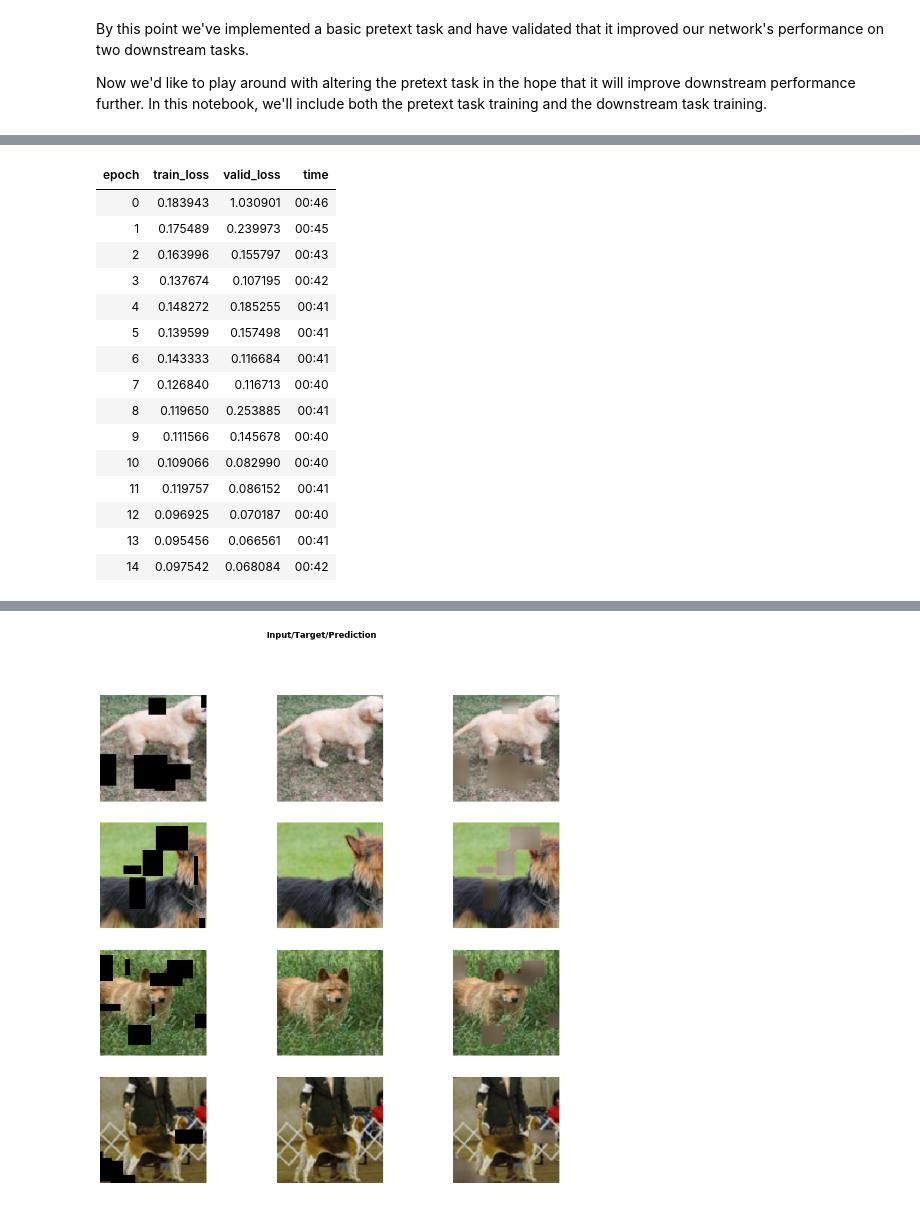
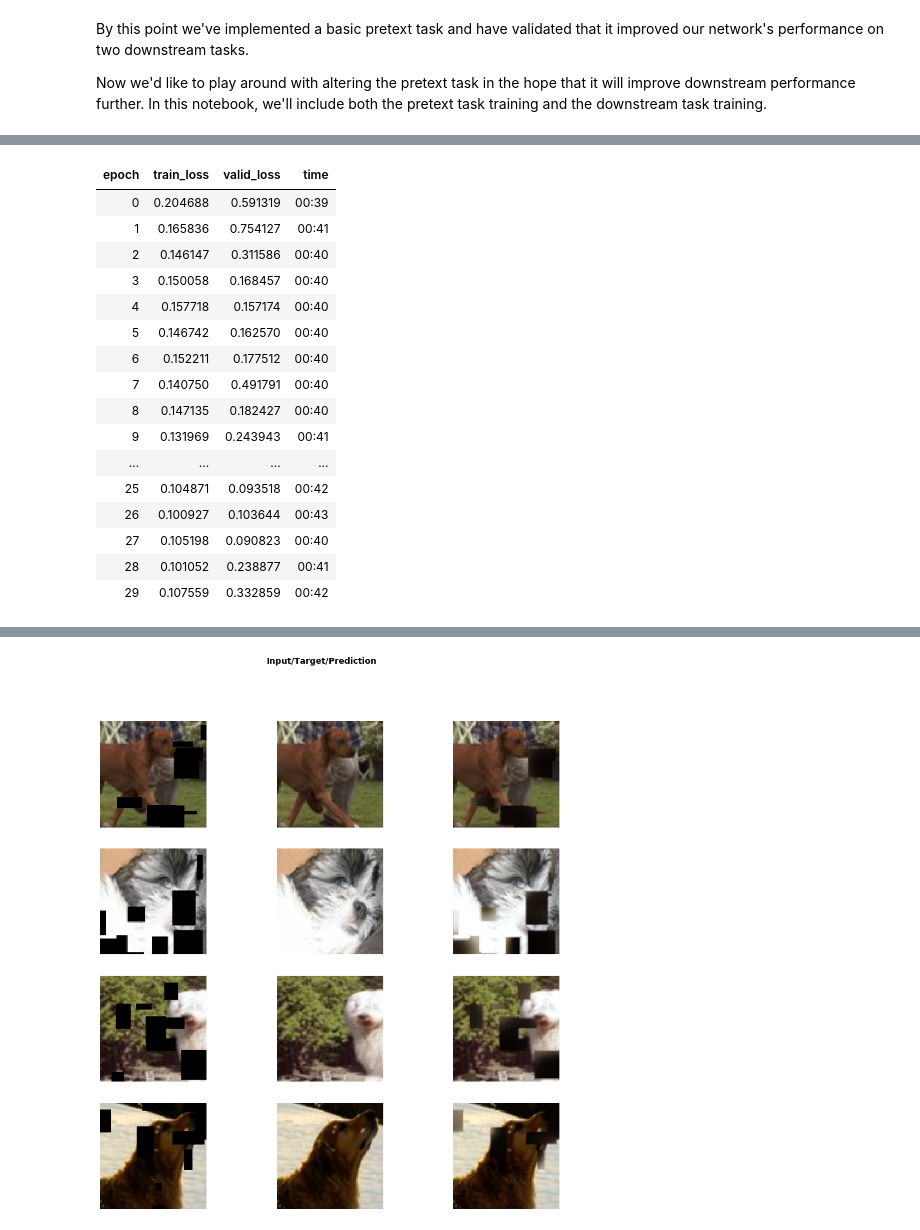
Before and after one commit to JoshVarty/SelfSupervisedLearning, a Jupyter notebook: 04_ImprovingPretextTask.ipynb, the cells around one changed output, grey strips where cells are left out. Saved outputs shown, nothing was run; the diff lists cells and outputs as text; code cells hidden in the pictures.

```diff
--- a/04_ImprovingPretextTask.ipynb
+++ b/04_ImprovingPretextTask.ipynb
@@ -176,3 +176,7 @@ def create_unet_no_skip_connections(dls, arch, loss_func=None, pretrained=True,
 # %%
 loss = MSELoss()
 learn = create_unet_no_skip_connections(databunch, resnet34, pretrained=False, config=unet_config(), loss_func=loss)
+# %%
+learn.fit_one_cycle(60, 10e-3)
+learn.predict(databunch.train_ds.items[0]);
+learn.show_results(max_n=4, figsize=(15,15))
@@ -184,24 +209,25 @@ learn.lr_find()
 # %%
-learn.fit_one_cycle(15, 10e-2)
+learn.fit_one_cycle(30, 10e-2)
 learn.predict(databunch.train_ds.items[0]);
 learn.show_results(max_n=4, figsize=(15,15))
 # %% [output]
 | epoch | train_loss | valid_loss | time |
-| 0 | 0.183943 | 1.030901 | 00:46 |
-| 1 | 0.175489 | 0.239973 | 00:45 |
-| 2 | 0.163996 | 0.155797 | 00:43 |
-| 3 | 0.137674 | 0.107195 | 00:42 |
-| 4 | 0.148272 | 0.185255 | 00:41 |
-| 5 | 0.139599 | 0.157498 | 00:41 |
-| 6 | 0.143333 | 0.116684 | 00:41 |
-| 7 | 0.126840 | 0.116713 | 00:40 |
-| 8 | 0.119650 | 0.253885 | 00:41 |
-| 9 | 0.111566 | 0.145678 | 00:40 |
-| 10 | 0.109066 | 0.082990 | 00:40 |
-| 11 | 0.119757 | 0.086152 | 00:41 |
-| 12 | 0.096925 | 0.070187 | 00:40 |
-| 13 | 0.095456 | 0.066561 | 00:41 |
-| 14 | 0.097542 | 0.068084 | 00:42 |
+| 0 | 0.204688 | 0.591319 | 00:39 |
+| 1 | 0.165836 | 0.754127 | 00:41 |
+| 2 | 0.146147 | 0.311586 | 00:40 |
+| 3 | 0.150058 | 0.168457 | 00:40 |
+| 4 | 0.157718 | 0.157174 | 00:40 |
+| 5 | 0.146742 | 0.162570 | 00:40 |
+| 6 | 0.152211 | 0.177512 | 00:40 |
+| 7 | 0.140750 | 0.491791 | 00:40 |
+| 8 | 0.147135 | 0.182427 | 00:40 |
+| 9 | 0.131969 | 0.243943 | 00:41 |
+| ... | ... | ... | ... |
+| 25 | 0.104871 | 0.093518 | 00:42 |
+| 26 | 0.100927 | 0.103644 | 00:43 |
+| 27 | 0.105198 | 0.090823 | 00:40 |
+| 28 | 0.101052 | 0.238877 | 00:41 |
+| 29 | 0.107559 | 0.332859 | 00:42 |
 [interactive output not drawn]
 [interactive output not drawn]
-[figure, old version]
+[figure, new version]
```
Also changed, not shown: parts of 2 cells of this notebook.
